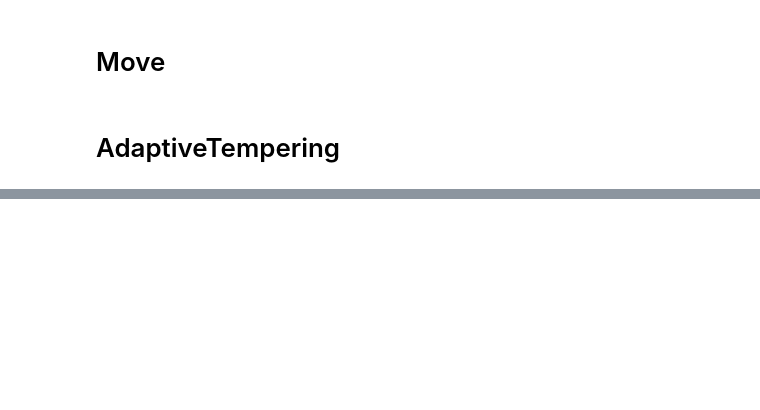
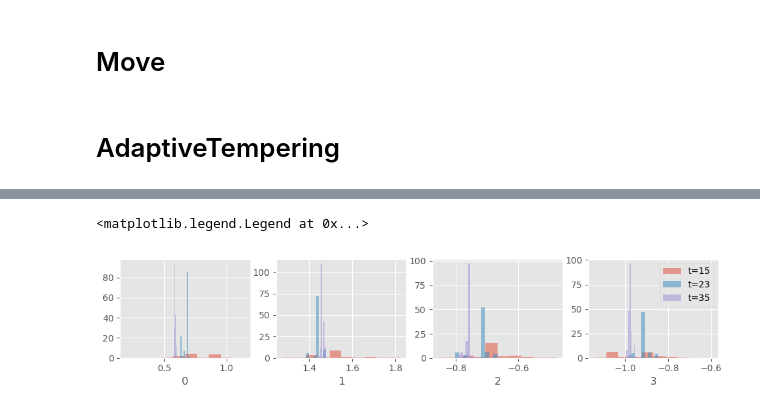
Before and after one commit to DanielBonnery/poisson_network_models, a Jupyter notebook: src/smc_2324_project/experiments/strategy3/test_strategy3.ipynb, the cells around one changed output, grey strips where cells are left out. Drawn from its saved outputs; the diff is of its cells as text; code cells hidden in the pictures; blank space fills up the shorter version.

```diff
--- a/src/smc_2324_project/experiments/strategy3/test_strategy3.ipynb
+++ b/src/smc_2324_project/experiments/strategy3/test_strategy3.ipynb
@@ -218,0 +75,16 @@ alg.fk
+# %%
+# beta distribution
+plt.style.use('ggplot')
+fig = plt.figure(figsize=(12, 2))
+for beta_idx in range(4):
+    plt.subplot(1, 4, beta_idx+1)
+    for t in [15, 23, 35]:
+        beta_i = alg.hist.X[t].theta["theta"]["gamma"][:,k*(k+1)//2+beta_idx]
+        weights = alg.hist.wgts[t].W
+        plt.hist(beta_i, weights=weights, label="t=%i" % t,
+                 alpha=0.5, density=True)
+    plt.xlabel(beta_idx)
+plt.legend()
+# %% [output]
+<matplotlib.legend.Legend at 0x...>
+[figure, added]
```
Also changed, not shown: parts of 16 cells of this notebook, 4 other files.
